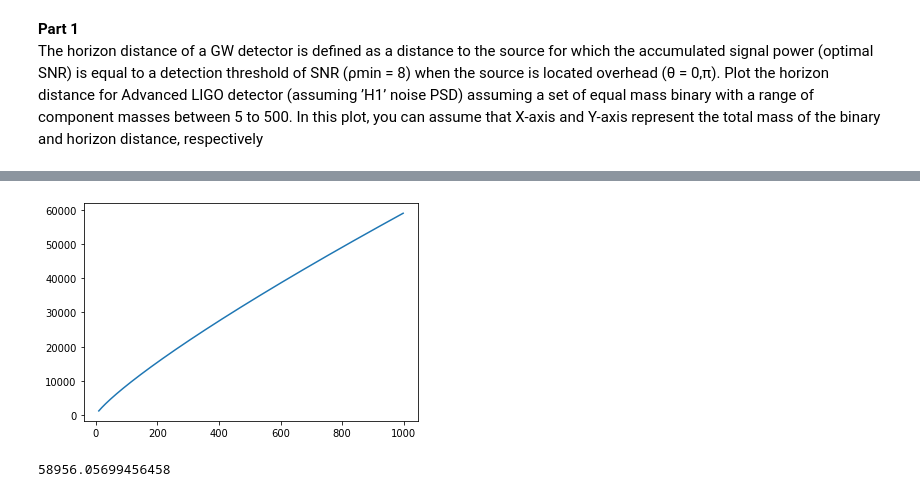
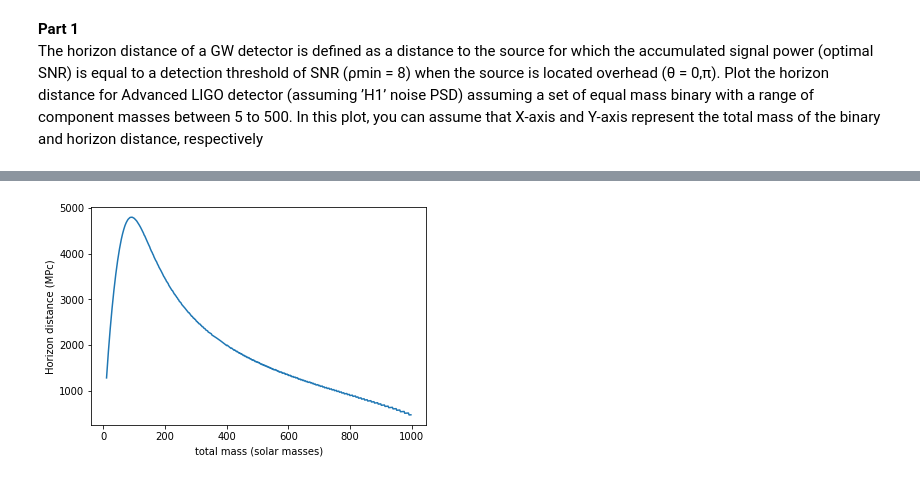
Before and after one commit to tsiligardi/PRA3024-Analysis-of-big-data-in-physics, a Jupyter notebook: GWDA_Ex_3.ipynb, the cells around one changed output, grey strips where cells are left out. Saved outputs shown, nothing was run; the diff lists cells and outputs as text; code cells hidden in the pictures.

```diff
--- a/GWDA_Ex_3.ipynb
+++ b/GWDA_Ex_3.ipynb
@@ -70,18 +68,16 @@ pylab.loglog(x,psd); #not sure if the graph is correct
 # %%
-#Calculating the SNR at 1000MPc
-mass1 = np.arange(5, 500,1 ) #For testing just one, to speed up the code
-mass2=mass1
-SNRs=[]
-for m in mass1:
+def get_horizon_distances(masses,psd):
+  D_Hs=[]
+  for m in masses:
   #generating the waveform
-  hp, hc = get_fd_waveform(approximant="TaylorF2",
+    hp, hc = get_fd_waveform(approximant="TaylorF2",
                          mass1=m,
                          mass2=m,
                          delta_f=delta_f ,
                          distance = 1000,
-                         f_lower=20.0, f_final = 2048.0)
-
-
-  #calculating the SNR
-  SNR=(sigmasq(hp,psd))**0.5
-  SNRs.append(SNR)
+                         f_lower=flow,)
+    #calculating the SNR
+    SNR=(sigmasq(hp,psd))**0.5
+    D_H=(1000*(SNR))/8 #Calculating the horizon distance
+    D_Hs.append(D_H)
+  return D_Hs
@@ -91,14 +84,14 @@ Since $D∝\frac{1}{\rho}$, I can calculate the horizon distance $H$ as follow:
-# %%
-#calculating the horizon distances
-H=[(1000*SNR)/8 for SNR in SNRs]
-#calculating the total masses
-m_tot=2*mass1
-
-#plot
-pylab.plot(m_tot,H);
-# %% [output]
-[figure, removed]
-# %%
-max(H)
-# %% [output]
-58956.05699456458
+# %%
+
+#Creating a range of masses:
+masses=np.arange(5,500,1)
+#getting the horizon distances
+DH_aligo=get_horizon_distances(masses,psd)
+# %%
+mass_tot=2*masses #calculating the total masses
+#plotting
+pylab.plot(mass_tot,DH_aligo);
+pylab.xlabel('total mass (solar masses)');
+pylab.ylabel('Horizon distance (MPc)');
+# %% [output]
+[figure, added]
```
Also changed, not shown: parts of 13 cells of this notebook.
